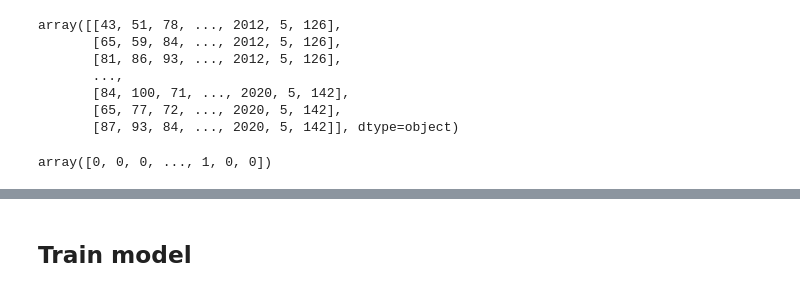
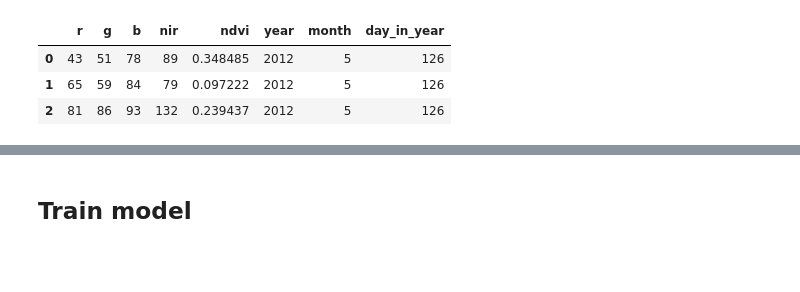
Before and after one commit to NCEAS/msai4earth-esa, a Jupyter notebook: iceplant_detection/TRIALS_8_all_years_all_aois.ipynb, the cells around one changed output, grey strips where cells are left out. Cells and saved outputs as stored; diff of their text form; code cells hidden in the pictures; blank space fills up the shorter version.

```diff
--- a/iceplant_detection/TRIALS_8_all_years_all_aois.ipynb
+++ b/iceplant_detection/TRIALS_8_all_years_all_aois.ipynb
@@ -22,4 +31,3 @@ import warnings
 # %%
-samples_fp = os.path.join(os.getcwd(),'feature_selection','samples_for_model.csv')
-#samples = pd.read_csv(os.path.join(os.getcwd(),'feature_selection','samples_for_model.csv'))
-#samples.head(3)
+X_train = pd.read_csv(os.path.join(os.getcwd(),'create_train_test_sets','train_set.csv')).loc[:,'r':'avg_lidar']
+y_train = pd.read_csv(os.path.join(os.getcwd(),'create_train_test_sets','train_set.csv')).loc[:,'iceplant']
@@ -28,11 +33,0 @@ train, test = mpe.test_train_aois_scenes(pd.read_csv(samples_fp))
-# %%
-X_train = np.array(np.array(train.loc[:,'r':'day_in_year']))
-X_train
-# %% [output]
-array([[43, 51, 78, ..., 2012, 5, 126],
-       [65, 59, 84, ..., 2012, 5, 126],
-       [81, 86, 93, ..., 2012, 5, 126],
-       ...,
-       [84, 100, 71, ..., 2020, 5, 142],
-       [65, 77, 72, ..., 2020, 5, 142],
-       [87, 93, 84, ..., 2020, 5, 142]], dtype=object)
@@ -42,5 +33,0 @@ array([[43, 51, 78, ..., 2012, 5, 126],
-# %%
-y_train = np.array(train['iceplant'])
-y_train
-# %% [output]
-array([0, 0, 0, ..., 1, 0, 0])
@@ -50,3 +34,11 @@ array([0, 0, 0, ..., 1, 0, 0])
+# %%
+X_train = X_train.drop(['lidar','max_lidar','min_lidar','min_max_diff','avg_lidar'],axis=1)
+X_train.head(3)
+# %% [output]
+|  | r | g | b | nir | ndvi | year | month | day_in_year |
+| 0 | 43 | 51 | 78 | 89 | 0.348485 | 2012 | 5 | 126 |
+| 1 | 65 | 59 | 84 | 79 | 0.097222 | 2012 | 5 | 126 |
+| 2 | 81 | 86 | 93 | 132 | 0.239437 | 2012 | 5 | 126 |
 # %%
 mpe.iceplant_proportions(y_train)
 # %% [output]
```
Also changed, not shown: parts of 36 cells of this notebook.
